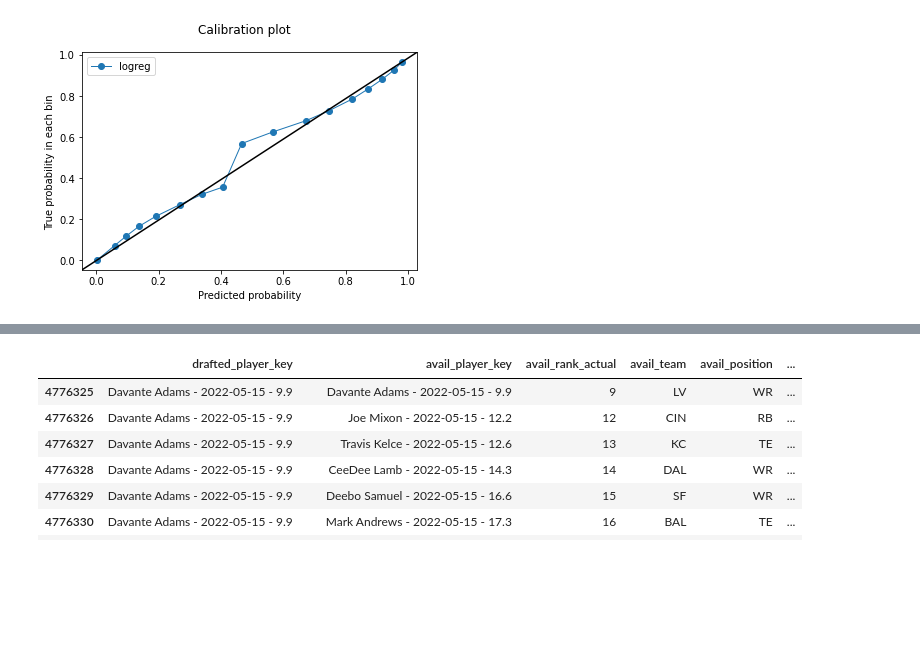
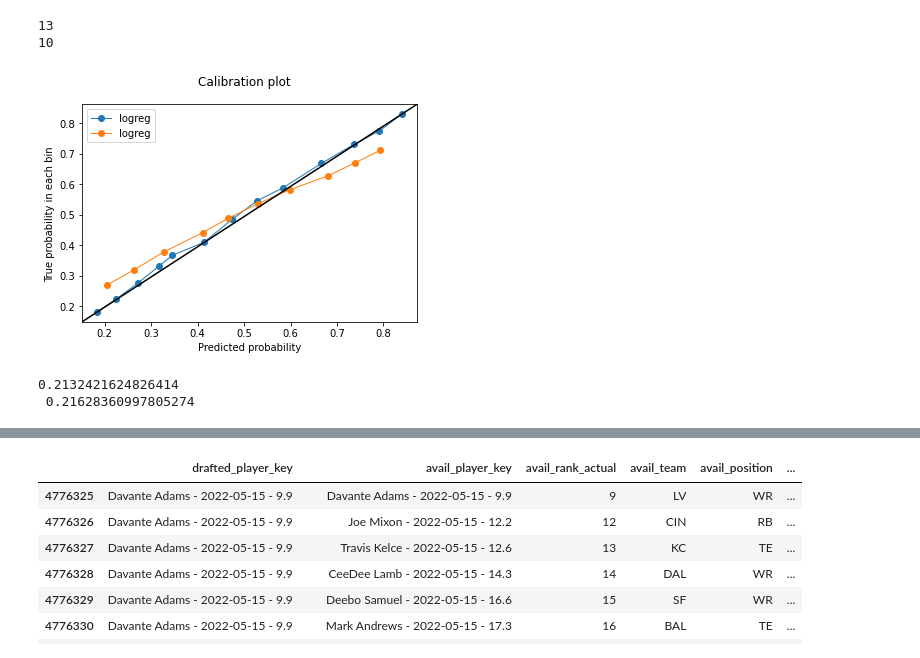
Before and after one commit to ConnorDeLong/Underdog-FF-Draft-Prediction, a Jupyter notebook: UD_draft_model/modeling/create_model.ipynb, the cells around one changed output, grey strips where cells are left out. Saved outputs shown, nothing was run; the diff lists cells and outputs as text; code cells hidden in the pictures; blank space fills up the shorter version.

```diff
--- a/UD_draft_model/modeling/create_model.ipynb
+++ b/UD_draft_model/modeling/create_model.ipynb
@@ -1,4 +1,7 @@
 # %%
+%load_ext autoreload
+%autoreload 2
+
 import pickle
 from os.path import join
 from os import listdir
@@ -12,6 +15,8 @@ from sklearn.metrics import precision_recall_curve, brier_score_loss
 from sklearn.calibration import calibration_curve
 from sklearn.metrics import PrecisionRecallDisplay
 from sklearn.linear_model import LogisticRegression
+from sklearn.ensemble import RandomForestClassifier
+from sklearn.tree import DecisionTreeClassifier
 
 import UD_draft_model.data_processing.create_model_data as create_model_data
 # https://neptune.ai/blog/evaluation-metrics-binary-classification
@@ -22,6 +27,7 @@ pd.set_option('display.max_columns', 300)
 DATA_FOLDER = '/home/cdelong/Python-Projects/UD-Draft-Model/Repo-Work/UD-Draft-Model/data'
 RANKS_FOLDER = '/home/cdelong/Python-Projects/UD-Draft-Model/Repo-Work/UD-Draft-Model\
 /data/2022/player_ranks'
+MODEL_FOLDER = '/home/cdelong/Python-Projects/UD-Draft-Model/Repo-Work/UD-Draft-Model/modeling/models'
 
 NUM_PLAYERS = 200
 
@@ -106,8 +112,8 @@ def split_by_draft(df: pd.DataFrame, draft_col: str=None,
     return df_train, df_test
 
 
-def fit_model(df_train: pd.DataFrame, features: list
-    , response: str, **kwargs
+def fit_model(
+    df_train: pd.DataFrame, features: list, response: str, model, **kwargs
 ) -> LogisticRegression:
     """
     Fits a logistic regression model to the training data passed.
@@ -116,7 +122,7 @@ def fit_model(df_train: pd.DataFrame, features: list
     x_train = df_train[features]
     y_train = df_train[response]
 
-    log = LogisticRegression(**kwargs)
+    log = model(**kwargs)
     log.fit(x_train, y_train)
 
     return log
@@ -146,6 +152,9 @@ def load_obj(file_path: str):
 
 df_model = create_model_data.create_model_data(DATA_FOLDER, [2021, 2022], 200)
 
+# df_train, df_test = split_by_draft(df_model.copy(), draft_col='draft_id'
+#     , test_size=0.2
+# )
 df_train, df_test = split_by_draft(df_model.copy(), draft_col='draft_id'
     , test_size=0.2
 )
@@ -190,32 +465,62 @@ loss
 # %%
 import matplotlib.pyplot as plt
 import matplotlib.lines as mlines
 import matplotlib.transforms as mtransforms
 
-# _df = df_test_w_pred.loc[df_test_w_pred['diff_cur_rank_picks_btwn'] <= 10]
-_df = df_test_w_pred
+_df = df_test_w_pred.loc[
+    # (df_test_w_pred['round'] <= 18)
+
+    (df_test_w_pred['diff_cur_rank_picks_btwn'] <= 5)
+    & (df_test_w_pred['diff_cur_rank_picks_btwn'] >= -5)
+    & (df_test_w_pred['round'] <= 10)
+    & (df_test_w_pred['round'] >= 5)
+]
+# _df = df_test_w_pred.loc[(df_test_w_pred['diff_cur_rank_picks_btwn'] <= 10)]
+# _df = df_test_w_pred.loc[df_test_w_pred['round'] >= 14]
+# _df = df_test_w_pred
 
 y_actual = _df[target]
-y_pred = _df['pred_prob']
+# y_pred = _df['pred_prob']
+# y_pred2 = _df["pred_prob"]
+
+y_pred = _df['m1_pred_prob']
+y_pred2 = _df["m2_pred_prob"]
 
 actual, pred = calibration_curve(y_actual, y_pred, n_bins=20)
+actual2, pred2 = calibration_curve(y_actual, y_pred2, n_bins=20)
 # actual, pred = calibration_curve(y_test, y_pred_prob, n_bins=20)
 # actual, pred = calibration_curve(y_test_new, y_pred_prob_new, n_bins=20)
 # actual, pred = calibration_curve(y_test_filt, y_pred_prob_filt, n_bins=40, strategy='quantile')
 
+print(len(pred))
+print(len(pred2))
+
 fig, ax = plt.subplots()
 # only these two lines are calibration curves
 plt.plot(actual, pred, marker='o', linewidth=1, label='logreg')
+plt.plot(actual2, pred2, marker='o', linewidth=1, label='logreg')
 
 # reference line, legends, and axis labels
 line = mlines.Line2D([0, 1], [0, 1], color='black')
 transform = ax.transAxes
 line.set_transform(transform)
 ax.add_line(line)
 fig.suptitle('Calibration plot')
 ax.set_xlabel('Predicted probability')
 ax.set_ylabel('True probability in each bin')
 plt.legend()
 plt.show()
+
+# _df["pred_prob"].quantile(0.3)
+# loss_v2 = brier_score_loss(_df[target], _df["pred_prob"])
+loss_v2 = brier_score_loss(_df[target], _df["m1_pred_prob"])
+loss2_v2 = brier_score_loss(_df[target], _df["m2_pred_prob"])
+print(loss_v2, "\n", loss2_v2)
+
+# y_pred
 # %% [output]
+13
+10
-[figure, old version]
+[figure, new version]
+0.2132421624826414
+ 0.21628360997805274
```
Also changed, not shown: parts of 13 cells of this notebook, 6 other files.
